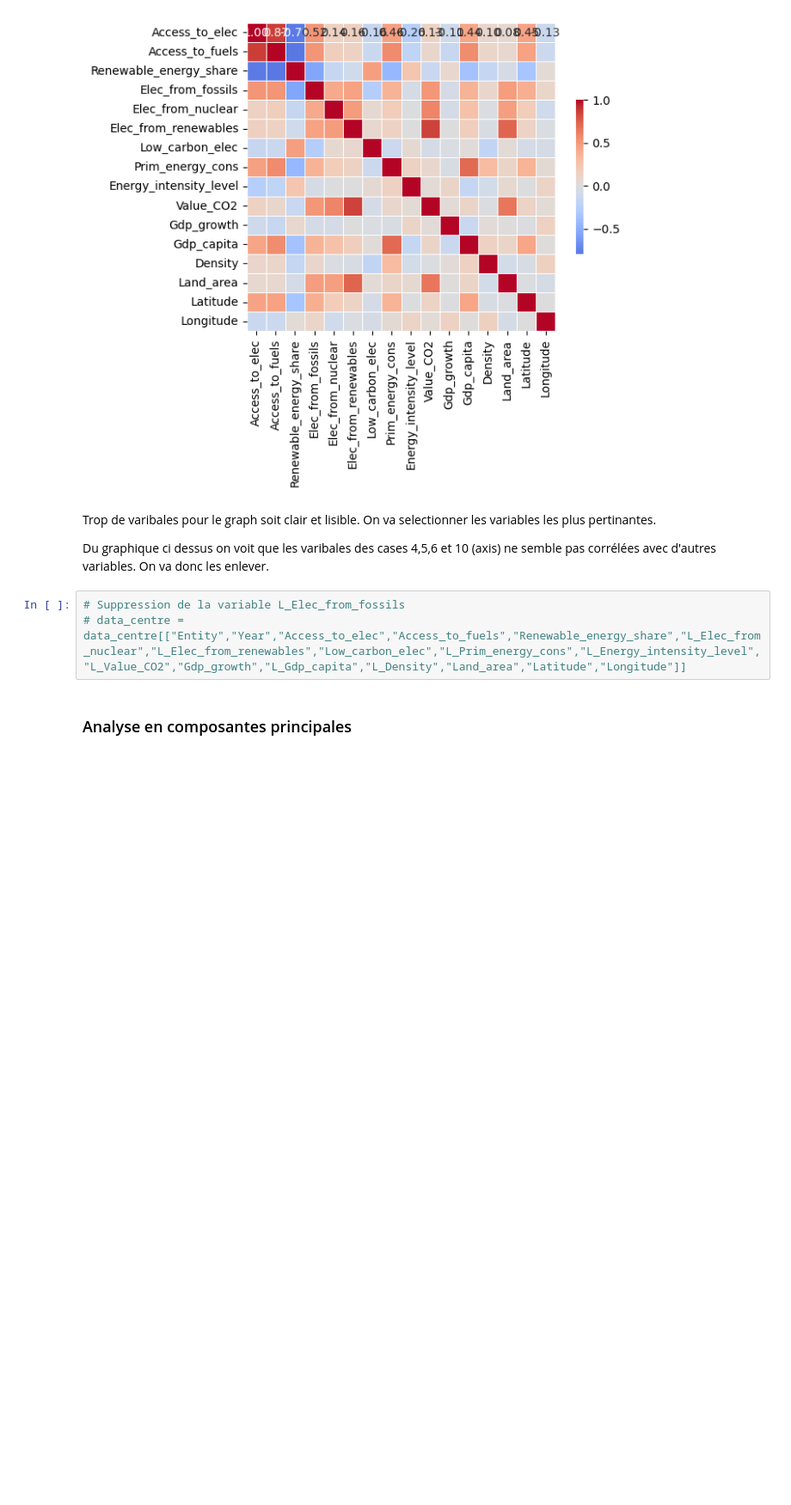
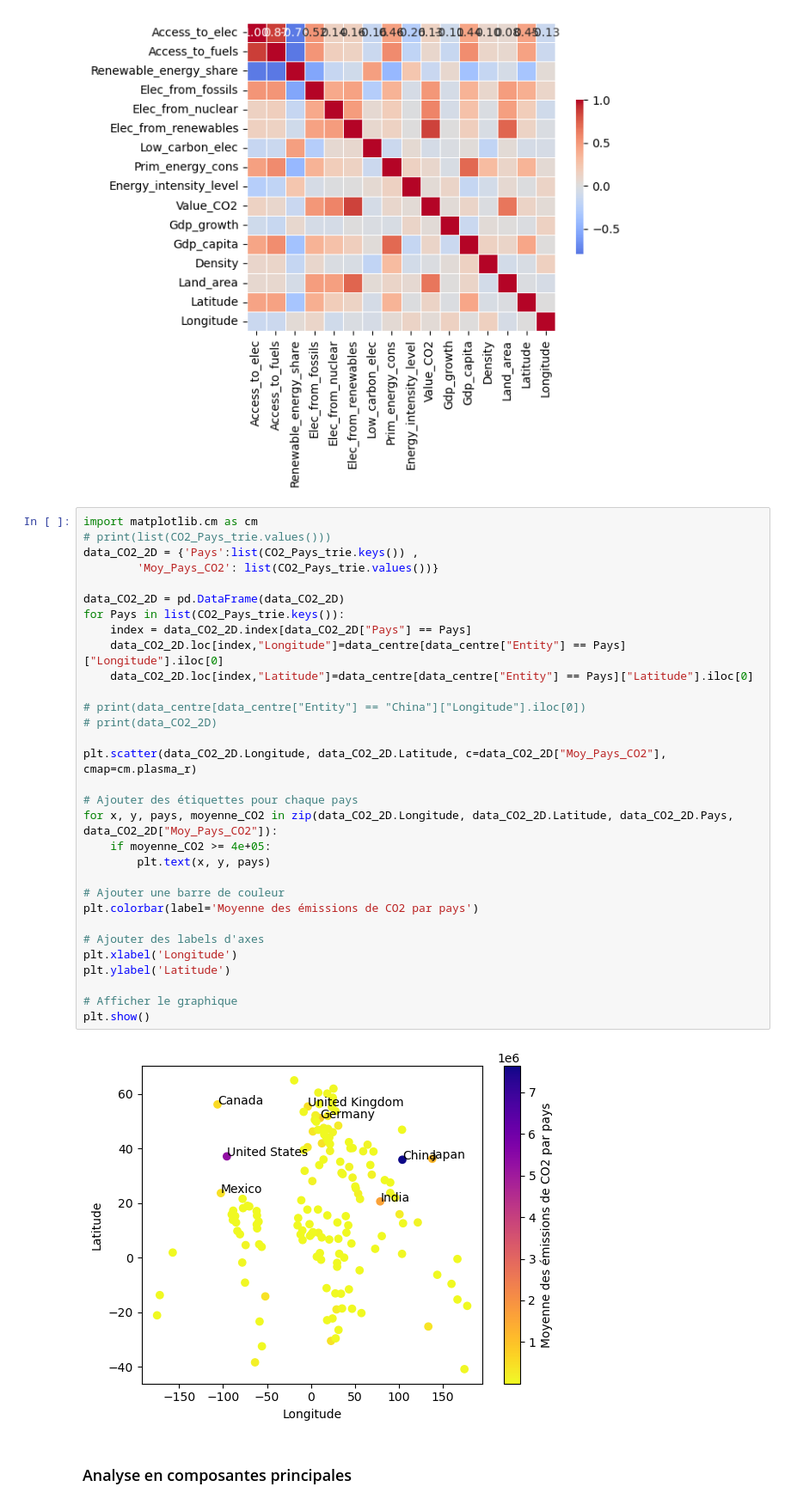
Before and after one commit to PaolaDeTruchis/MachineLearning, a Jupyter notebook: Projet_ML_Python.ipynb, the cells around one changed output. Shown at 86% size. Cells and saved outputs as stored; diff of their text form; blank space fills up the shorter version.

Commit message:
Add files via upload
carte du monde c joli. a voir si ca peut servir pour d'autres resultats. On voit que c les pays du nord qui polluent le plus d'ou la corrélation avec la latitude

```diff
--- a/Projet_ML_Python.ipynb
+++ b/Projet_ML_Python.ipynb
@@ -357,13 +357,39 @@ sns.heatmap(corr_matrix, annot=True, cmap='coolwarm', fmt=".2f", mask=None, cent
 plt.show()
 # %% [output]
 [figure]
-# %% [markdown]
-Trop de varibales pour le graph soit clair et lisible. On va selectionner les variables les plus pertinantes.
-
-Du graphique ci dessus on voit que les varibales des cases 4,5,6 et 10 (axis) ne semble pas corrélées avec d'autres variables. On va donc les enlever.
-# %%
-# Suppression de la variable L_Elec_from_fossils
-# data_centre = data_centre[["Entity","Year","Access_to_elec","Access_to_fuels","Renewable_energy_share","L_Elec_from_nuclear","L_Elec_from_renewables","Low_carbon_elec","L_Prim_energy_cons","L_Energy_intensity_level","L_Value_CO2","Gdp_growth","L_Gdp_capita","L_Density","Land_area","Latitude","Longitude"]]
+# %%
+import matplotlib.cm as cm
+# print(list(CO2_Pays_trie.values()))
+data_CO2_2D = {'Pays':list(CO2_Pays_trie.keys()) ,
+        'Moy_Pays_CO2': list(CO2_Pays_trie.values())}
+
+data_CO2_2D = pd.DataFrame(data_CO2_2D)
+for Pays in list(CO2_Pays_trie.keys()):
+    index = data_CO2_2D.index[data_CO2_2D["Pays"] == Pays]
+    data_CO2_2D.loc[index,"Longitude"]=data_centre[data_centre["Entity"] == Pays]["Longitude"].iloc[0]
+    data_CO2_2D.loc[index,"Latitude"]=data_centre[data_centre["Entity"] == Pays]["Latitude"].iloc[0]
+
+# print(data_centre[data_centre["Entity"] == "China"]["Longitude"].iloc[0])
+# print(data_CO2_2D)
+
+plt.scatter(data_CO2_2D.Longitude, data_CO2_2D.Latitude, c=data_CO2_2D["Moy_Pays_CO2"], cmap=cm.plasma_r)
+
+# Ajouter des étiquettes pour chaque pays
+for x, y, pays, moyenne_CO2 in zip(data_CO2_2D.Longitude, data_CO2_2D.Latitude, data_CO2_2D.Pays, data_CO2_2D["Moy_Pays_CO2"]):
+    if moyenne_CO2 >= 4e+05:
+        plt.text(x, y, pays)
+
+# Ajouter une barre de couleur
+plt.colorbar(label='Moyenne des émissions de CO2 par pays')
+
+# Ajouter des labels d'axes
+plt.xlabel('Longitude')
+plt.ylabel('Latitude')
+
+# Afficher le graphique
+plt.show()
+# %% [output]
+[figure, added]
 # %% [markdown]
 ### Analyse en composantes principales
 # %% [markdown]
```
